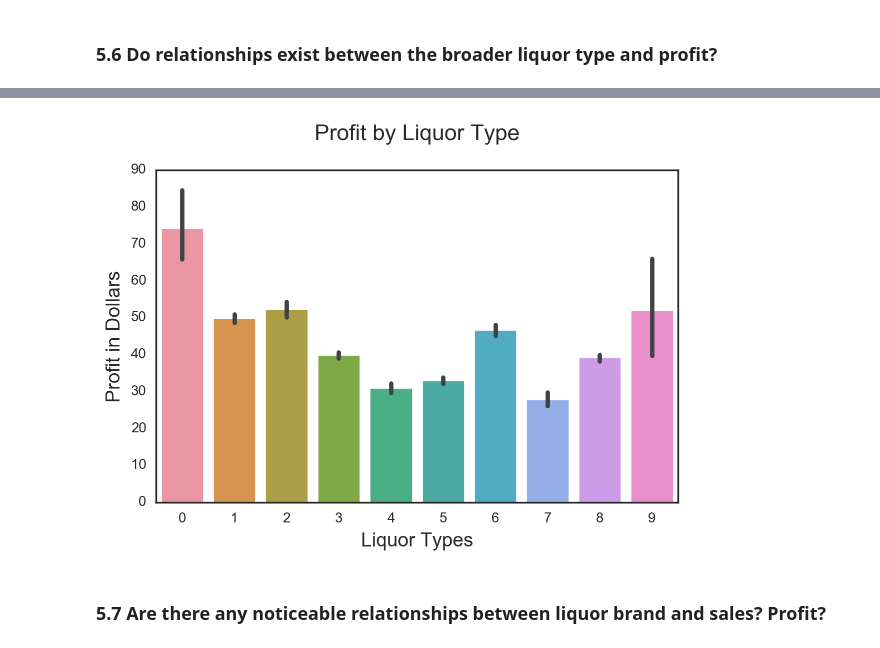
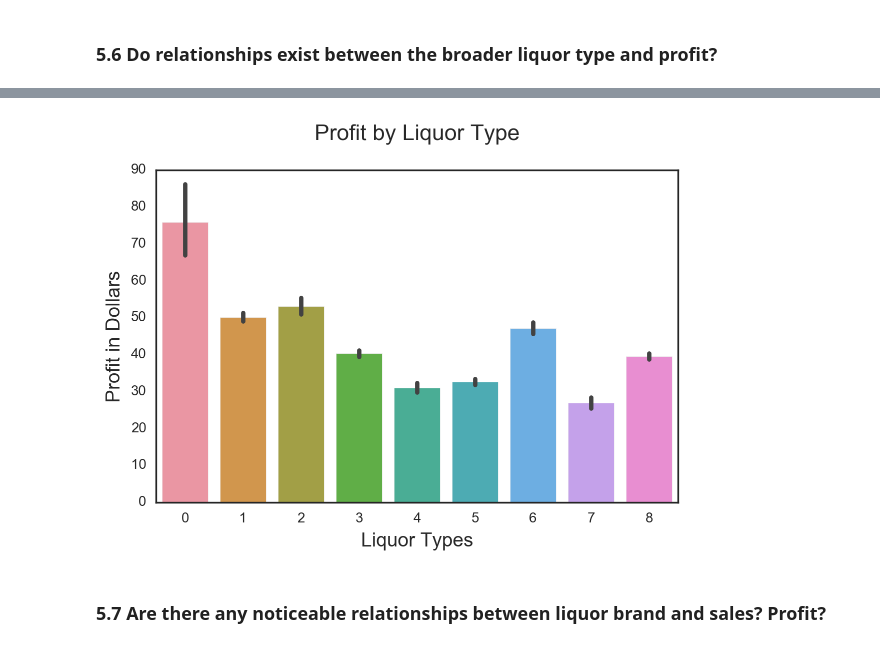
Before and after one commit to milambert/ECON628-01-milambert, a Jupyter notebook: MT_take_home-MirandaLambert.ipynb, the cells around one changed output, grey strips where cells are left out. Drawn from its saved outputs; the diff is of its cells as text; code cells hidden in the pictures.

```diff
--- a/MT_take_home-MirandaLambert.ipynb
+++ b/MT_take_home-MirandaLambert.ipynb
@@ -755,8 +767,8 @@ histogram_plotter('Annual Profit', yearly_profit.annual_profit)
 # %% [markdown]
 ### 5.3 Investigate which Iowa counties are making the most profit on liquor per gallon in 2015.
 # %%
-iowa['profit_gallon']=iowa['profit']/iowa['volume_gallons']
-iowa.profit_gallon.describe()
+quarter_sales['profit_gallon']=quarter_sales['profit']/quarter_sales['volume_gallons']
+quarter_sales.profit_gallon.describe()
 # %% [output]
 A value is trying to be set on a copy of a slice from a DataFrame.
 Try using .loc[row_indexer,col_indexer] = value instead
@@ -880,17 +934,17 @@ Liquor types are pretty granular in this dataset. Create a column that categoriz
 # %%
 ##drop if Category is blank
 
-iowa.dropna(subset=['Category'], inplace=True)
+quarter_sales.dropna(subset=['Category'], inplace=True)
 # %% [output]
 A value is trying to be set on a copy of a slice from a DataFrame
 
 See the caveats in the documentation: http://pandas.pydata.org/pandas-docs/stable/indexing.html#indexing-view-versus-copy
   app.launch_new_instance()
 # %%
-##Combine liquor into 8 categories: 0= Beer 1=Whiskey, 2=Tequila, 3=Vodka, 4=Gin, 5=Brandy, 6=Rum, 7=Cocktail, 8=Misc
+##Combine liquor into 8 categories: 1=Whiskey, 2=Tequila, 3=Vodka, 4=Gin, 5=Brandy, 6=Rum, 7=Cocktail, 8=Misc
 
-iowa['broad_category']=iowa['Category'].astype(str).str[2]
-iowa.broad_category.describe()
+quarter_sales['broad_category']=quarter_sales['Category'].astype(str).str[2]
+quarter_sales.broad_category.describe()
 # %% [output]
 A value is trying to be set on a copy of a slice from a DataFrame.
 Try using .loc[row_indexer,col_indexer] = value instead
@@ -917,0 +989,5 @@ plt.show()
+# %%
+##Drop 9 and n for this evaluation because they do not make sense
+
+iowa_quarter_sales1=quarter_sales[quarter_sales['broad_category']!='9']
+iowa_quarter_sales2=iowa_quarter_sales1[quarter_sales['broad_category']!='n']
@@ -936,21 +1040,17 @@ sales_by_brand.head(10)
 # %%
-sales_by_brand=iowa.groupby(['broad_category']) [['profit']].mean().reset_index()
-sales_by_brand=sales_by_brand.sort_values(['profit'], ascending=[0])
-sales_by_brand.head(10)
 
-##High Profits on tequila#profit by category
 
-sns.barplot (x='broad_category', y='profit', data=iowa)
+sns.barplot (x='broad_category', y='profit', data=iowa_quarter_sales2)
 
 
 plt.xlabel("Liquor Types", fontsize=14)
 plt.ylabel("Profit in Dollars", fontsize=14)
 plt.title('Profit by Liquor Type\n', fontsize=16)
 plt.show()
 
-##High profits on tequila and liquor
+##High profits on tequila and vodka and the 0 category
 # %% [output]
-[figure, old version]
+[figure, new version]
 # %% [markdown]
 
 ### 5.7 Are there any noticeable relationships between liquor brand and sales? Profit?
```
Also changed, not shown: parts of 59 cells of this notebook.
